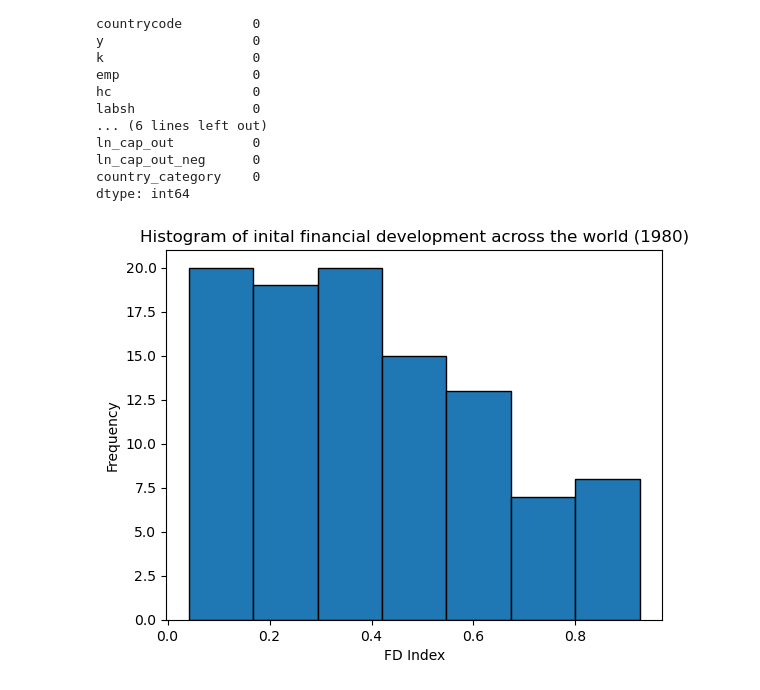
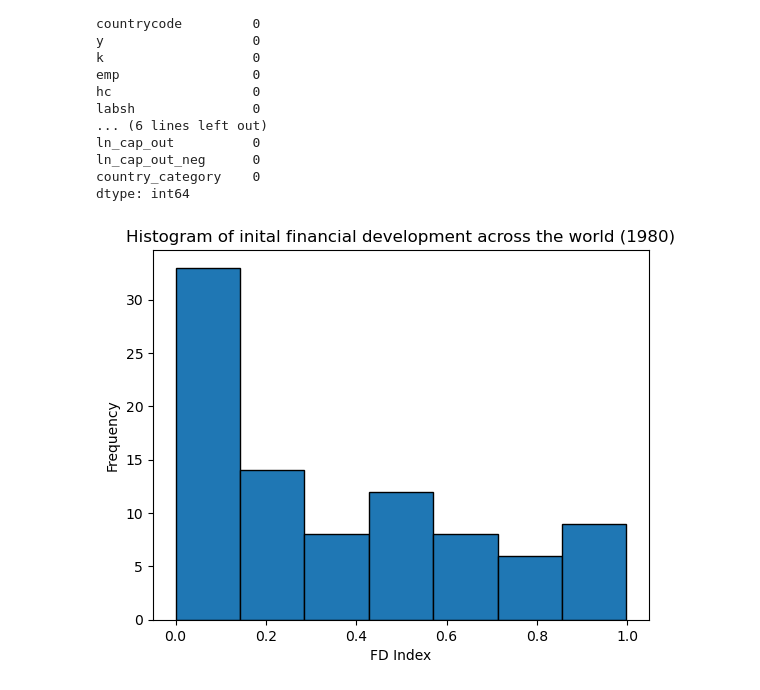
Before and after one commit to NumEconCopenhagen/projects-2024-mathias-mikkel-gabriele, a Jupyter notebook: dataproject/data_otto.ipynb, the cells around one changed output. Saved outputs shown, nothing was run; the diff lists cells and outputs as text; code cells hidden in the pictures.

```diff
--- a/dataproject/data_otto.ipynb
+++ b/dataproject/data_otto.ipynb
@@ -101,7 +103,7 @@ df2
 | 8063 | Western Hemisphere | 1980 | 0.204424 | 0.160849 | 0.048460 |
 8064 rows × 5 columns
 # %%
-merged_df = pd.merge(df2, world_data, on=['country', 'year'])
+merged_df = pd.merge(df2, world_data, how='left', on=['country', 'year'])
 # %%
 merged_df
 # %% [output]
@@ -121,7 +125,7 @@ merged_df
 # %%
 # Function to categorize countries
 def categorize_country(countrycode):
-    countrycode = countrycode.strip().upper()
+    countrycode = countrycode
     if countrycode in oecd_countries:
         return 'OECD'
     elif countrycode in imf_advanced_countries:
@@ -162,0 +167,3 @@ merged_df.describe()
+# %%
+merged_df = merged_df.dropna()
+merged_df
@@ -162,0 +202,9 @@ merged_df.describe()
+# %%
+# Group by 'country' and count the number of observations
+country_counts = merged_df['country'].value_counts()
+
+# Filter out countries with less than 40 observations
+countries_with_40_or_more_observations = country_counts[country_counts >= 40].index
+
+# Filter the original DataFrame based on the selected countries
+filtered_df = merged_df[merged_df['country'].isin(countries_with_40_or_more_observations)]
@@ -204,14 +266,14 @@ ln_cap_out_neg      0
 country_category    0
 dtype: int64
 # %%
-initial_ratios = merged_df.groupby('country')['FD'].first().reset_index()
-plt.hist(initial_ratios['FD'], bins=7, edgecolor='black')
+initial_ratios = filtered_df.groupby('country')['FMD'].first().reset_index()
+plt.hist(initial_ratios['FMD'], bins=7, edgecolor='black')
 plt.title('Histogram of inital financial development across the world (1980)')
 plt.xlabel('FD Index')
 plt.ylabel('Frequency')
 plt.show()
 # %% [output]
-[figure, old version]
+[figure, new version]
 # %%
 # Define categories based on the initial ratio
 bins = np.linspace(0, 1, num=4)
```
Also changed, not shown: parts of 25 cells of this notebook.
